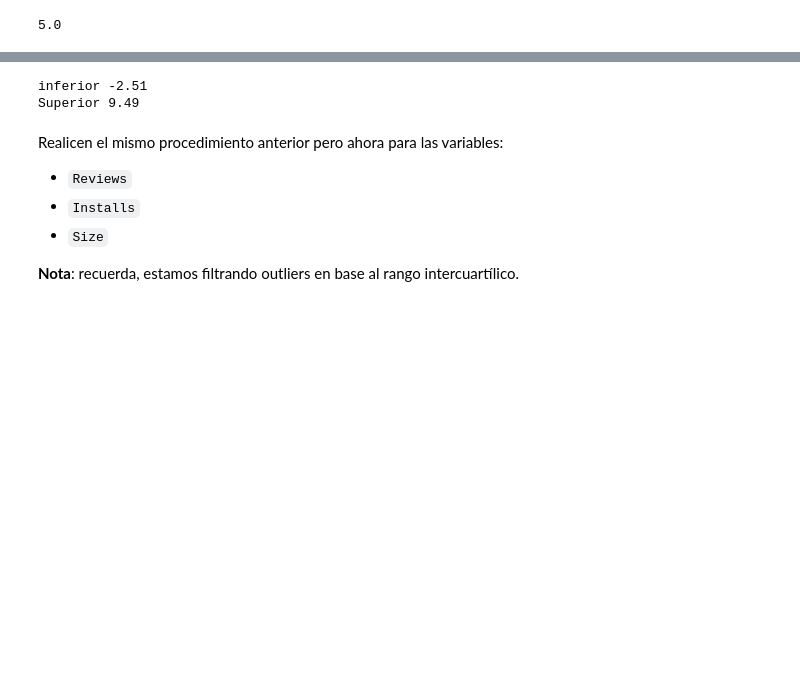
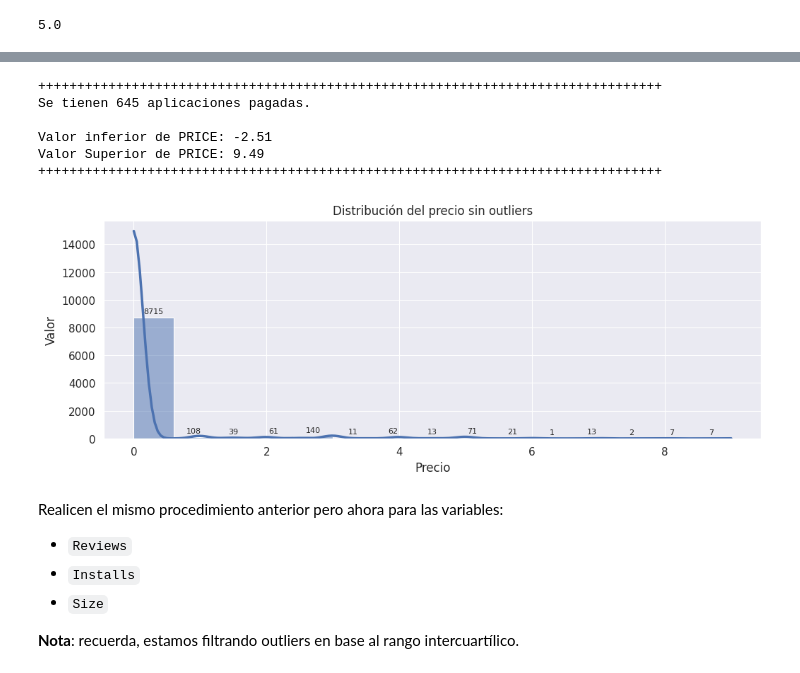
Before and after one commit to Alexander-Luna/Modulo2UIDE, a Jupyter notebook: Week1/P_1_G6.ipynb, the cells around one changed output, grey strips where cells are left out. Saved outputs shown, nothing was run; the diff lists cells and outputs as text; code cells hidden in the pictures; blank space fills up the shorter version.

```diff
--- a/Week1/P_1_G6.ipynb
+++ b/Week1/P_1_G6.ipynb
@@ -269,15 +397,33 @@ donde $$IQR=Q_3-Q_1$$
 # para las siguientes variables: Price
 # No olvides que solo consideraremos las aplicaciones pagas (excluir las gratuitas)
 #### TAREA 3 ###############
-# TU CÓDIGO AQUÍ
+# Creamos un dataset con las aplicaciones que son pagadas, Tipo PAID y Price mayor a 0 USD
+data_pago = data[(data.Type == 'Paid')& (data.Price > 0)]
+
+print("\n"+"+"*80)
+print (f'Se tienen { data_pago.shape[0]} aplicaciones pagadas.\n')
+
+# Calculamos los rangos intercuartílicos
+#Limite inferior
+Q1 = data_pago['Price'].quantile(0.25)
+#Limite superior
+Q3 = data_pago['Price'].quantile(0.75)
+IQR = Q3 - Q1
+min_value = Q1 - 1.5 * IQR
+max_value = Q3 + 1.5 * IQR
 
 
-print("inferior", min_value)
-print(f"Superior {max_value}")
+print(f"Valor inferior de PRICE: {min_value}")
+print(f"Valor Superior de PRICE: {max_value}")
+print("+"*80)
 #############################
 # %% [output]
-inferior -2.51
-Superior 9.49
+++++++++++++++++++++++++++++++++++++++++++++++++++++++++++++++++++++++++++++++++
+Se tienen 645 aplicaciones pagadas.
+
+Valor inferior de PRICE: -2.51
+Valor Superior de PRICE: 9.49
+++++++++++++++++++++++++++++++++++++++++++++++++++++++++++++++++++++++++++++++++
 # %%
 # coloca el valor del máximo y minimo a filtrar para Price
 # Nota: mira que estamos sobrescribiendo la variable data (esto con el fin de que todos obtengamos
@@ -291,3 +438,16 @@ data = data[(data.Price>=min_value) & (data.Price<=max_value)]
+# %%
+# Genera aquí el código para gráficar la distribución de la variable Price
+##### TAREA 4 #####################
+
+# histplot del Precio limpio de outliers
+plt.figure(figsize=(12,4))
+plt.title("Distribución del precio sin outliers")
+# Usamos KDE  para ver la la distribución de probabilidad de los datos de PRICE
+precio_histlimpio_fig=sns.histplot(data=data,x='Price', kde='True',palette='pastel')
+plt.xlabel("Precio"), plt.ylabel("Valor")
+precio_histlimpio_fig.bar_label(precio_histlimpio_fig.containers[0],fontsize=8,padding=3);
+# %% [output]
+[figure, added]
 # %% [markdown]
 Realicen el mismo procedimiento anterior pero ahora para las variables:
 
```
Also changed, not shown: parts of 36 cells of this notebook.
